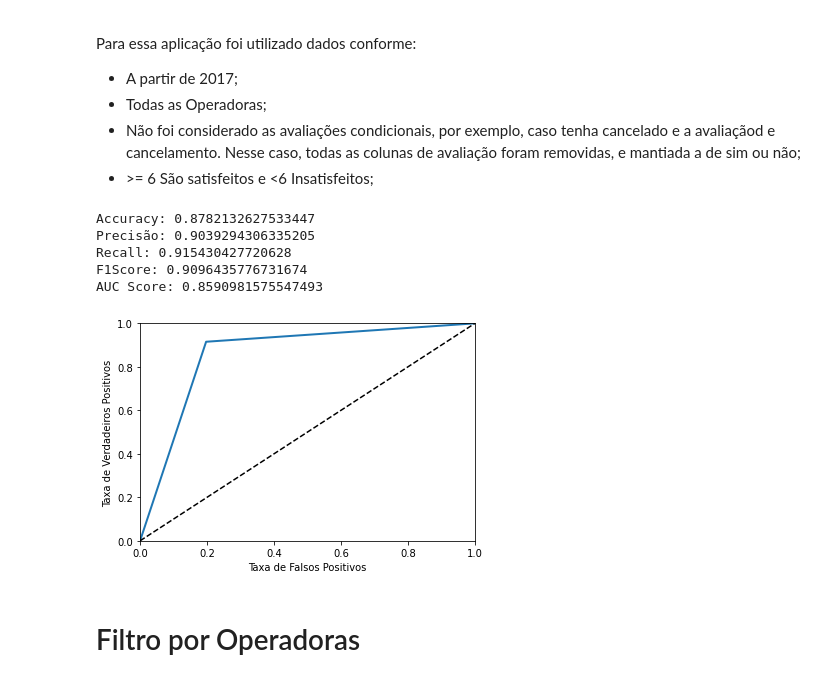
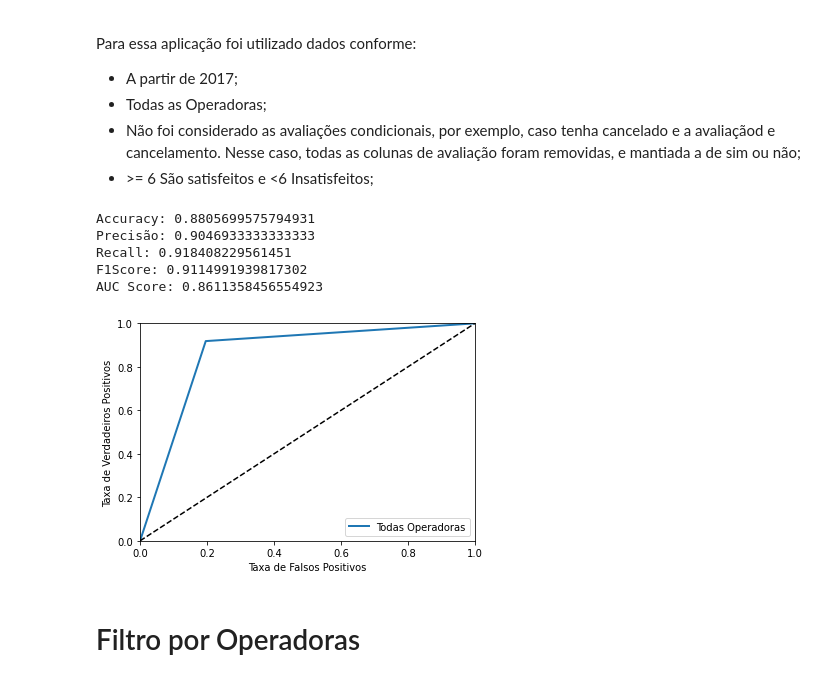
Before and after one commit to mrelero/machine-learning-anatel-database, a Jupyter notebook: ML_Techs/ml_analisys_1.ipynb, the cells around one changed output. Drawn from its saved outputs; the diff is of its cells as text; code cells hidden in the pictures.

Commit message:
Tecnica Random Forest rodada para todas as operadoras separado

```diff
--- a/ML_Techs/ml_analisys_1.ipynb
+++ b/ML_Techs/ml_analisys_1.ipynb
@@ -92,10 +92,11 @@ Data_Filter["J1"] = Data_Filter["J1"].replace("SATISFEITO",1)
 Data_Filter["J1"] = Data_Filter["J1"].replace("INSATISFEITO",0)
 
 
-def plot_roc_curve(fpr, tpr, label = None):
-    plt.plot(fpr, tpr, linewidth = 2, label = label)
+def plot_roc_curve(fpr, tpr, legenda):
+    plt.plot(fpr, tpr, linewidth = 2, label = legenda)
     plt.plot([0,1], [0,1], 'k--')
     plt.axis([0,1,0,1])
+    plt.legend()
     plt.xlabel("Taxa de Falsos Positivos")
     plt.ylabel("Taxa de Verdadeiros Positivos")
 # %%
@@ -113,31 +114,31 @@ from sklearn.model_selection import cross_val_score
 # %%
 Rand_Forest_Class = RandomForestClassifier()
 
 Rand_Forest_Class.fit(X_train, y_train)
 
 y_pred = Rand_Forest_Class.predict(X_test)
 
 print("Accuracy:",metrics.accuracy_score(y_test, y_pred))
 cmRF = confusion_matrix(y_test, y_pred)
 
 
 pRF = precision_score(y_test,y_pred)
 rRF = recall_score(y_test,y_pred)
 F1RF = f1_score(y_test, y_pred)
 print("Precisão:", pRF)
 print("Recall:", rRF)
 print("F1Score:", F1RF)
 fprRF, tprRF, threshold_RF = roc_curve(y_test,y_pred)
-plot_roc_curve(fprRF,tprRF)
+plot_roc_curve(fprRF,tprRF, "Todas Operadoras")
 aucRF = roc_auc_score(y_test,y_pred)
 print("AUC Score:",aucRF)
 # %% [output]
-Accuracy: 0.8782132627533447
-Precisão: 0.9039294306335205
-Recall: 0.915430427720628
-F1Score: 0.9096435776731674
-AUC Score: 0.8590981575547493
+Accuracy: 0.8805699575794931
+Precisão: 0.9046933333333333
+Recall: 0.918408229561451
+F1Score: 0.9114991939817302
+AUC Score: 0.8611358456554923
-[figure, old version]
+[figure, new version]
 # %% [markdown]
 # Filtro por Operadoras
 # %%
```
Also changed, not shown: parts of 2 cells of this notebook.
